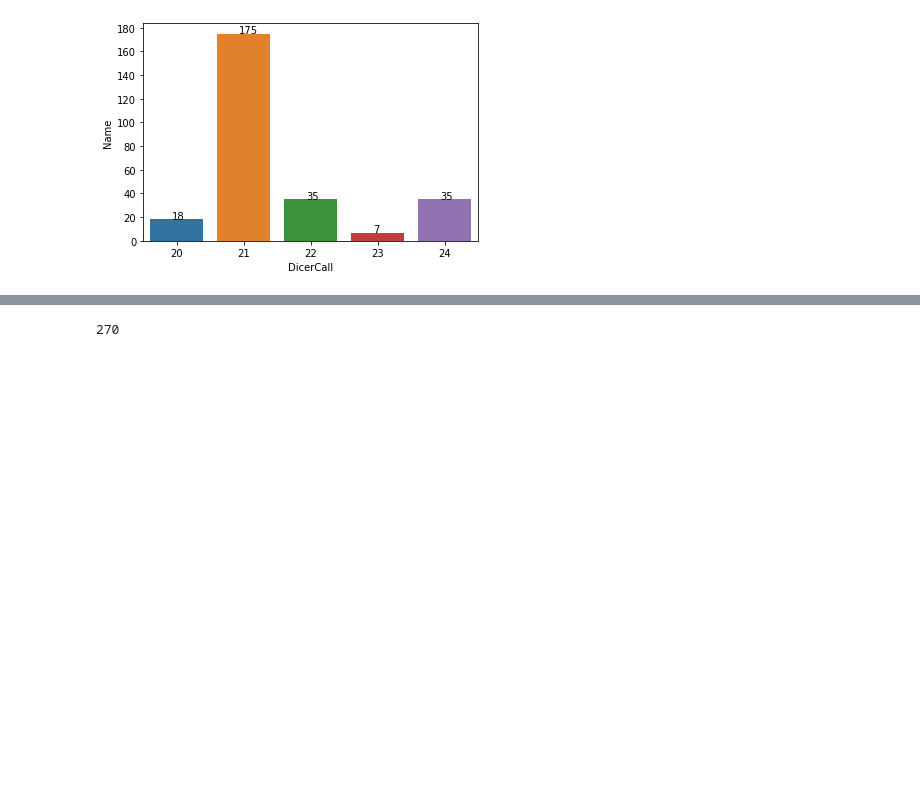
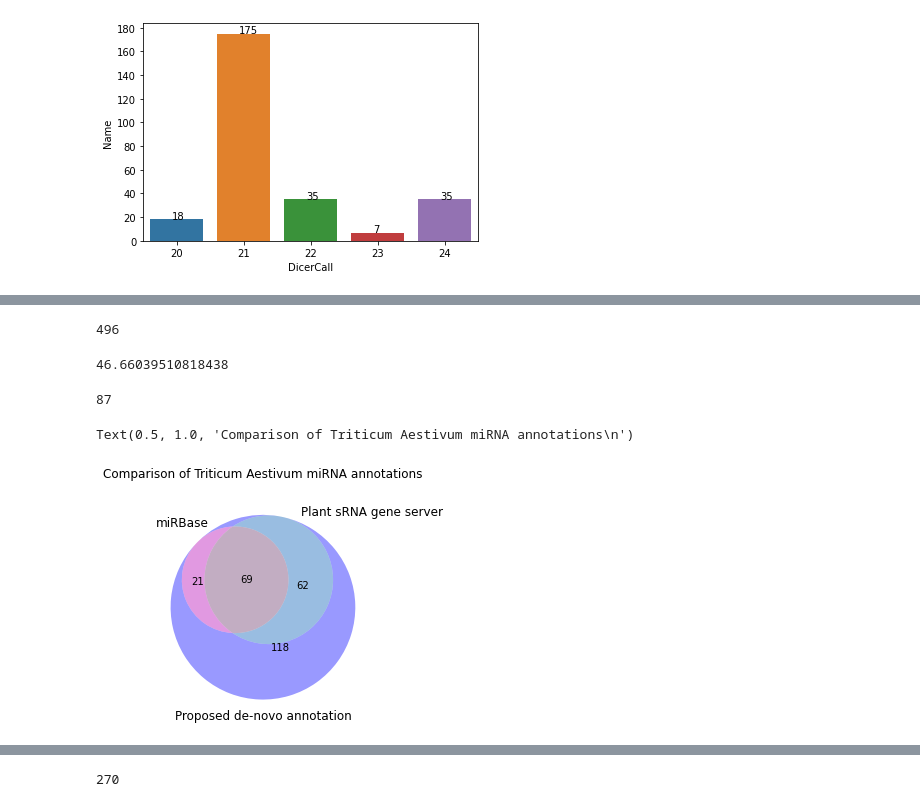
Before and after one commit to juancresc/mirna_mite, a Jupyter notebook: 2_analysis/1_analysis.ipynb, the cells around one changed output, grey strips where cells are left out. Saved outputs shown, nothing was run; the diff lists cells and outputs as text; code cells hidden in the pictures; blank space fills up the shorter version.

```diff
--- a/2_analysis/1_analysis.ipynb
+++ b/2_analysis/1_analysis.ipynb
@@ -209,0 +329,6 @@ pyplot.savefig('../data/res/mirna_sizes.png',transparent=True, bbox_inches='tigh
+# %%
+df_res = pd.read_csv("../data/res/mirna.y.smallrnaserver.csv", sep="\t")
+cols = ['qseqid','sseqid','qstart','qend','sstart','send','mismatch','gaps','pident','evalue','length','qlen','slen','qcovs','score']
+df_res.columns = cols
+print(len(df_res.index))
+df_res.head(2)
@@ -209,0 +340,6 @@ pyplot.savefig('../data/res/mirna_sizes.png',transparent=True, bbox_inches='tigh
+# %%
+df_res_2 = pd.read_csv("../data/res/mirna.y.smallrnaserver.2.csv", sep="\t")
+cols = ['sseqid','qseqid','qstart','qend','sstart','send','mismatch','gaps','pident','evalue','length','qlen','slen','qcovs','score']
+df_res_2.columns = cols
+print(len(df_res_2.index))
+df_res_2.head(2)
@@ -209,0 +351,8 @@ pyplot.savefig('../data/res/mirna_sizes.png',transparent=True, bbox_inches='tigh
+# %%
+df_res = pd.concat([df_res,df_res_2])
+df_res = df_res.drop_duplicates(subset=['sseqid', 'qseqid'], keep="last")
+df_res = df_res.apply(lambda x: x)
+#df_mirbase_res = df_mirbase_res[['qseqid','sseqid','qlen','mismatch','len','score']]
+#df_mirbase_res.rename(columns={'qseqid':'MITE','sseqid':'cluster'}, inplace=True)
+print(len(df_res.index))
+df_res.head(2)
@@ -209,0 +364,10 @@ pyplot.savefig('../data/res/mirna_sizes.png',transparent=True, bbox_inches='tigh
+# %%
+allowed_mirbase_mismatches = 4
+mirbase_qlen = 15
+#qlen
+print(len(df_res.index))
+df_res = df_res[df_res.length > mirbase_qlen]
+print(len(df_res.index))
+#mismatches
+df_res = df_res[df_res.mismatch + df_res.gaps <= allowed_mirbase_mismatches]
+print(len(df_res.index))
@@ -209,0 +431,15 @@ pyplot.savefig('../data/res/mirna_sizes.png',transparent=True, bbox_inches='tigh
+# %%
+df_pres_.sseqid.nunique()
+# %% [output]
+496
+# %%
+df_pres_.sseqid.nunique() * 100 / 1063
+# %% [output]
+46.66039510818438
+# %%
+known = df_res.qseqid.tolist()
+known += df_mirbase_res.qseqid.tolist()
+known += df_pres_.qseqid.tolist()
+len(df[~df['Name'].isin(known)].index)
+# %% [output]
+87
@@ -209,0 +451,6 @@ pyplot.savefig('../data/res/mirna_sizes.png',transparent=True, bbox_inches='tigh
+# %%
+venn3([set(df_mirbase_res.qseqid.tolist()), set(df_res.qseqid.tolist()), set(df['Name'].tolist())], set_labels = ('miRBase', 'Plant sRNA gene server', 'Proposed de-novo annotation'))
+plt.title('Comparison of Triticum Aestivum miRNA annotations\n')
+# %% [output]
+Text(0.5, 1.0, 'Comparison of Triticum Aestivum miRNA annotations\n')
+[figure, added]
```
Also changed, not shown: parts of 46 cells of this notebook, 12 other files.
